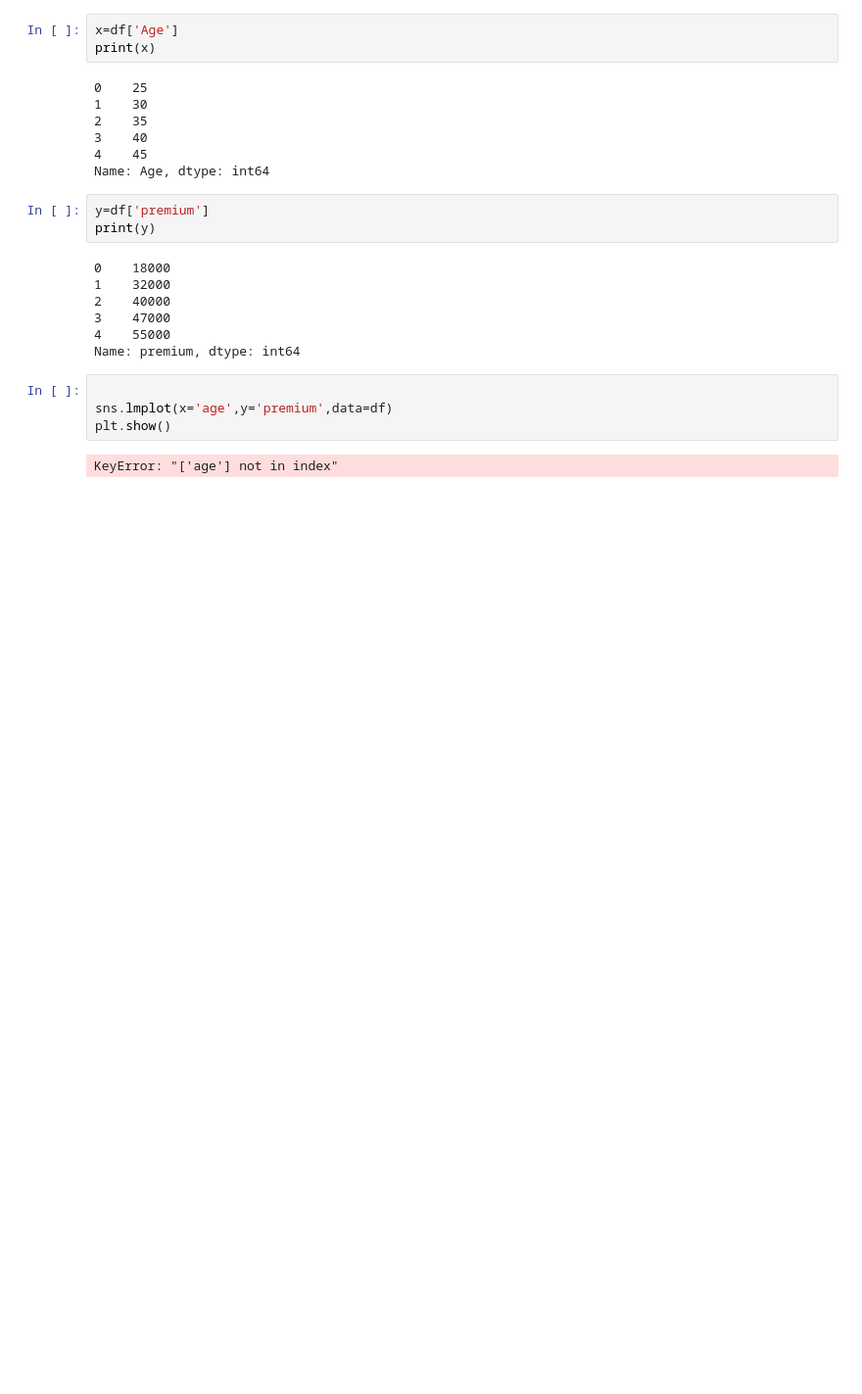
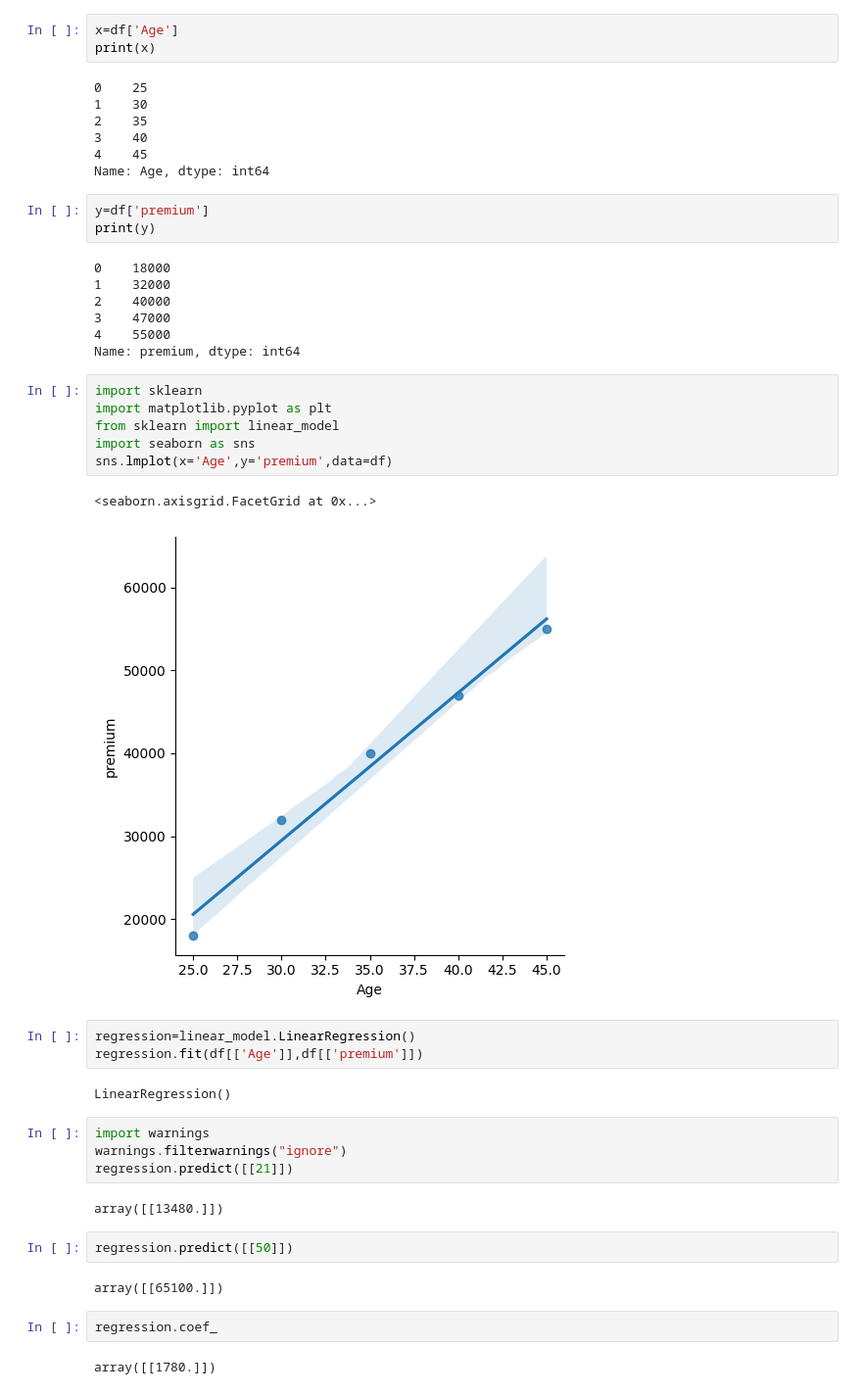
Before and after one commit to Singh-Prince-Rinku/Linear-Regression, a Jupyter notebook: LinearRegression.ipynb, the cells around one changed output. Shown: that part at 98% size. Cells and saved outputs as stored; diff of their text form; blank space fills up the shorter version.

```diff
--- a/LinearRegression.ipynb
+++ b/LinearRegression.ipynb
@@ -34,9 +29,31 @@ print(y)
 3    47000
 4    55000
 Name: premium, dtype: int64
-# %%
-
-sns.lmplot(x='age',y='premium',data=df)
-plt.show()
-# %% [output]
-KeyError: "['age'] not in index"
+# %%
+import sklearn
+import matplotlib.pyplot as plt
+from sklearn import linear_model
+import seaborn as sns
+sns.lmplot(x='Age',y='premium',data=df)
+# %% [output]
+<seaborn.axisgrid.FacetGrid at 0x...>
+[figure, added]
+# %%
+regression=linear_model.LinearRegression()
+regression.fit(df[['Age']],df[['premium']])
+# %% [output]
+LinearRegression()
+# %%
+import warnings
+warnings.filterwarnings("ignore")
+regression.predict([[21]])
+# %% [output]
+array([[13480.]])
+# %%
+regression.predict([[50]])
+# %% [output]
+array([[65100.]])
+# %%
+regression.coef_
+# %% [output]
+array([[1780.]])
```
Also changed, not shown: parts of 2 cells of this notebook.
